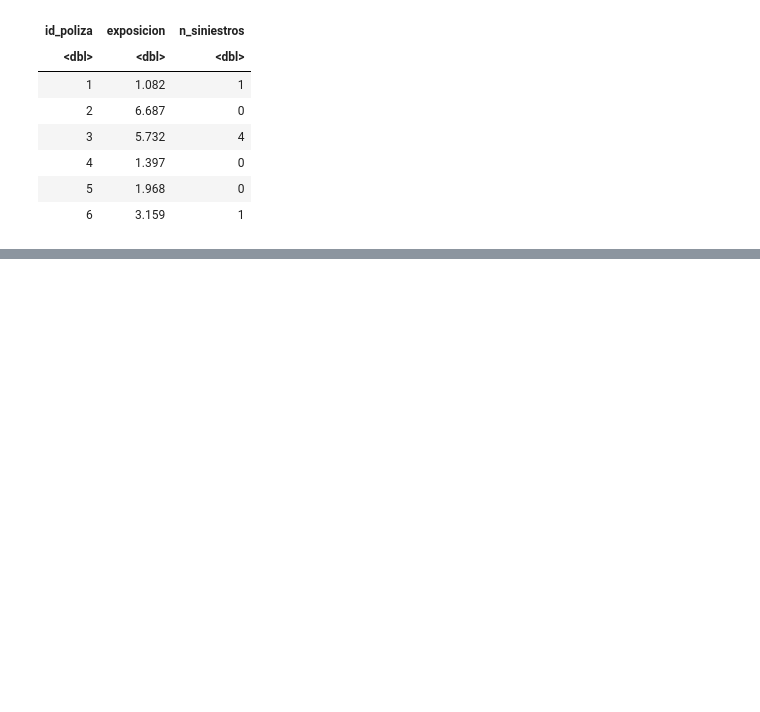
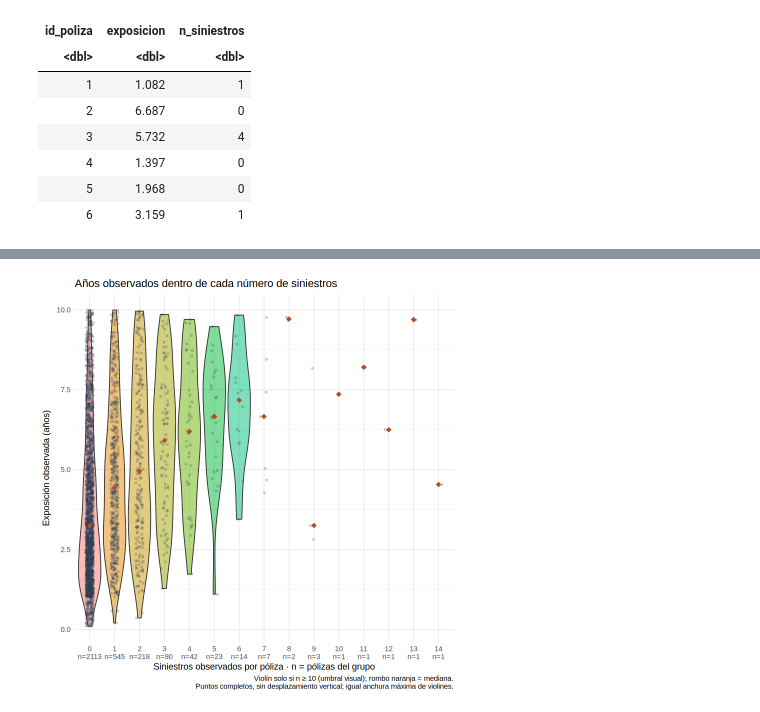
Before and after one commit to JulTob/Modelling, a Jupyter notebook: GLM/GLM_2_07.ipynb, the cells around one changed output, grey strips where cells are left out. Drawn from its saved outputs; the diff is of its cells as text; code cells hidden in the pictures; blank space fills up the shorter version.

```diff
--- a/GLM/GLM_2_07.ipynb
+++ b/GLM/GLM_2_07.ipynb
@@ -447,8 +437,8 @@ $$
 Ŷ[i] = exp[i] · λ[i]
 $$
 # %%
-# Crear la subtabla con las variables solicitadas aplicando la transformación de forma correcta
-subtabla_siniestros <- cartera %>%
+# Crear la subtabla de datos
+data <- cartera %>%
   mutate(exposicion = exposicion * 10) %>%
   select(id_poliza, exposicion, n_siniestros)
 
@@ -500,0 +496,53 @@ Warning message:
+# %%
+library(ggplot2)
+library(dplyr)
+
+# subtabla_siniestros$exposicion ya está en años.
+datos_violin <- subtabla_siniestros |>
+  add_count(n_siniestros, name = "n_grupo") |>
+  mutate(grupo = factor(n_siniestros))
+
+etiquetas <- datos_violin |> distinct(grupo, n_grupo)
+
+ggplot(datos_violin, aes(grupo, exposicion, fill = grupo)) +
+  geom_violin(
+    data = filter(datos_violin, n_grupo >= 10),
+    trim = TRUE,
+    scale = "width",
+    alpha = 0.5,
+    show.legend = FALSE
+  ) +
+  geom_point(
+    position = position_jitter(
+      width = 0.15, height = 0, seed = 7
+    ),
+    alpha = 0.2,
+    size = 1,
+    colour = "#2c3e50",
+    show.legend = FALSE
+  ) +
+  stat_summary(
+    fun = median,
+    geom = "point",
+    shape = 18,
+    size = 2.8,
+    colour = "#b44f22",
+    show.legend = FALSE
+  ) +
+  scale_x_discrete(labels = setNames(
+    paste0(etiquetas$grupo, "\nn=", etiquetas$n_grupo),
+    as.character(etiquetas$grupo)
+  )) +
+  labs(
+    title = "Años observados dentro de cada número de siniestros",
+    x = "Siniestros observados por póliza · n = pólizas del grupo",
+    y = "Exposición observada (años)",
+    caption = paste(
+      "Violín solo si n ≥ 10 (umbral visual); rombo naranja = mediana.",
+      "Puntos completos, sin desplazamiento vertical; igual anchura máxima de violines.",
+      sep = "\n"
+    )
+  ) +
+  theme_minimal()
+# %% [output]
+[figure, added]
```
Also changed, not shown: parts of 4 cells of this notebook.
